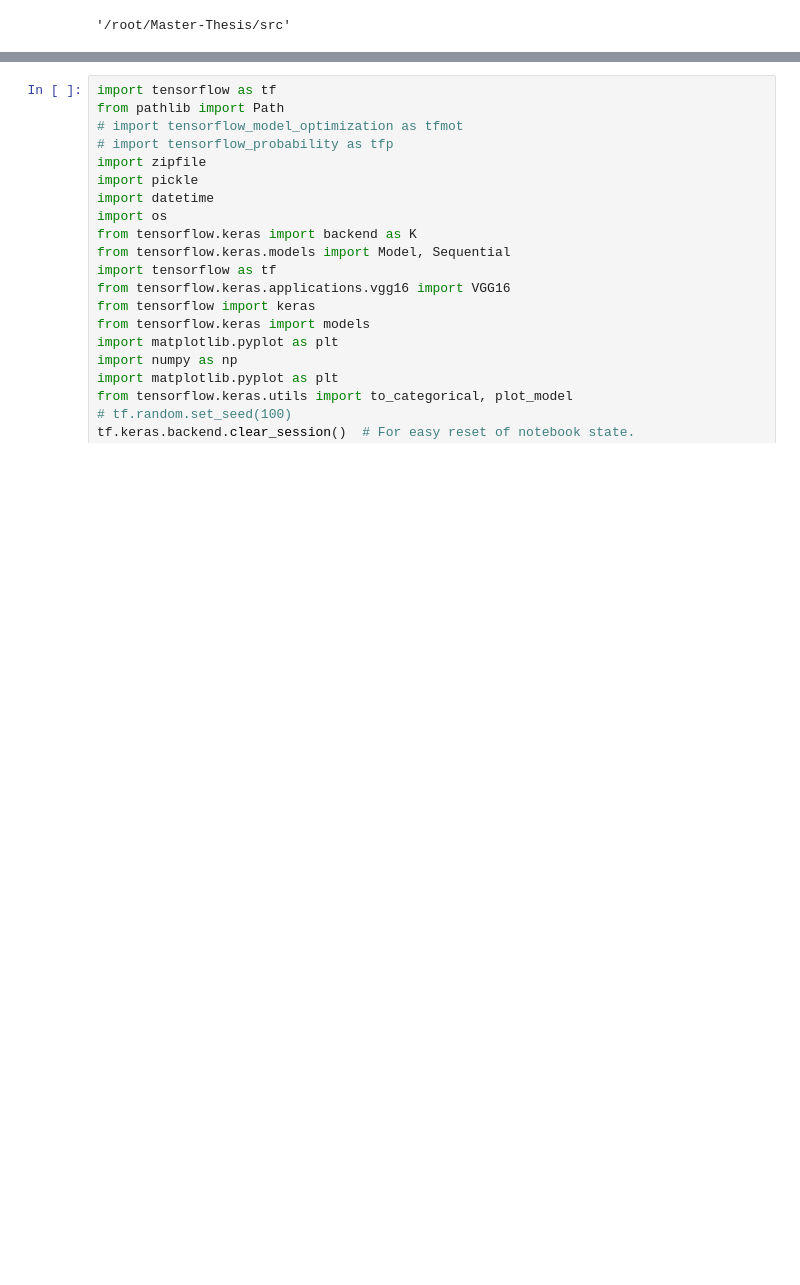
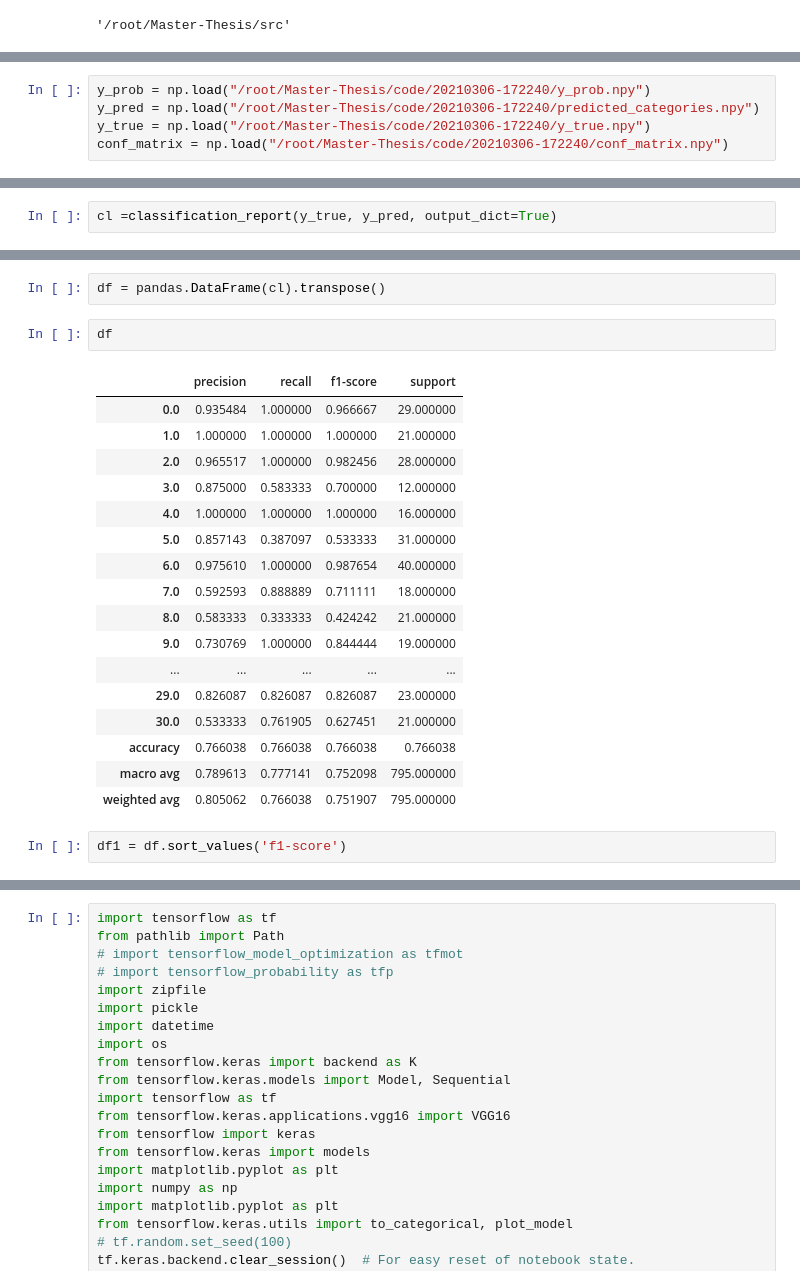
Before and after one commit to Rajatsharma07/Unsupervised-Domain-Adaptation-in-Computer-Vision, a Jupyter notebook: src/AmazonToWebcam.ipynb, the cells around one changed output, grey strips where cells are left out. Saved outputs shown, nothing was run; the diff lists cells and outputs as text; blank space fills up the shorter version.

```diff
--- a/src/AmazonToWebcam.ipynb
+++ b/src/AmazonToWebcam.ipynb
@@ -29,0 +39,5 @@ os.getcwd()
+# %%
+y_prob = np.load("/root/Master-Thesis/code/20210306-172240/y_prob.npy")
+y_pred = np.load("/root/Master-Thesis/code/20210306-172240/predicted_categories.npy")
+y_true = np.load("/root/Master-Thesis/code/20210306-172240/y_true.npy")
+conf_matrix = np.load("/root/Master-Thesis/code/20210306-172240/conf_matrix.npy")
@@ -29,0 +47,2 @@ os.getcwd()
+# %%
+cl =classification_report(y_true, y_pred, output_dict=True)
@@ -29,0 +69,24 @@ os.getcwd()
+# %%
+df = pandas.DataFrame(cl).transpose()
+# %%
+df
+# %% [output]
+|  | precision | recall | f1-score | support |
+| 0.0 | 0.935484 | 1.000000 | 0.966667 | 29.000000 |
+| 1.0 | 1.000000 | 1.000000 | 1.000000 | 21.000000 |
+| 2.0 | 0.965517 | 1.000000 | 0.982456 | 28.000000 |
+| 3.0 | 0.875000 | 0.583333 | 0.700000 | 12.000000 |
+| 4.0 | 1.000000 | 1.000000 | 1.000000 | 16.000000 |
+| 5.0 | 0.857143 | 0.387097 | 0.533333 | 31.000000 |
+| 6.0 | 0.975610 | 1.000000 | 0.987654 | 40.000000 |
+| 7.0 | 0.592593 | 0.888889 | 0.711111 | 18.000000 |
+| 8.0 | 0.583333 | 0.333333 | 0.424242 | 21.000000 |
+| 9.0 | 0.730769 | 1.000000 | 0.844444 | 19.000000 |
+| ... | ... | ... | ... | ... |
+| 29.0 | 0.826087 | 0.826087 | 0.826087 | 23.000000 |
+| 30.0 | 0.533333 | 0.761905 | 0.627451 | 21.000000 |
+| accuracy | 0.766038 | 0.766038 | 0.766038 | 0.766038 |
+| macro avg | 0.789613 | 0.777141 | 0.752098 | 795.000000 |
+| weighted avg | 0.805062 | 0.766038 | 0.751907 | 795.000000 |
+# %%
+df1 = df.sort_values('f1-score')
```
Also changed, not shown: parts of 18 cells of this notebook, 3 other files.
